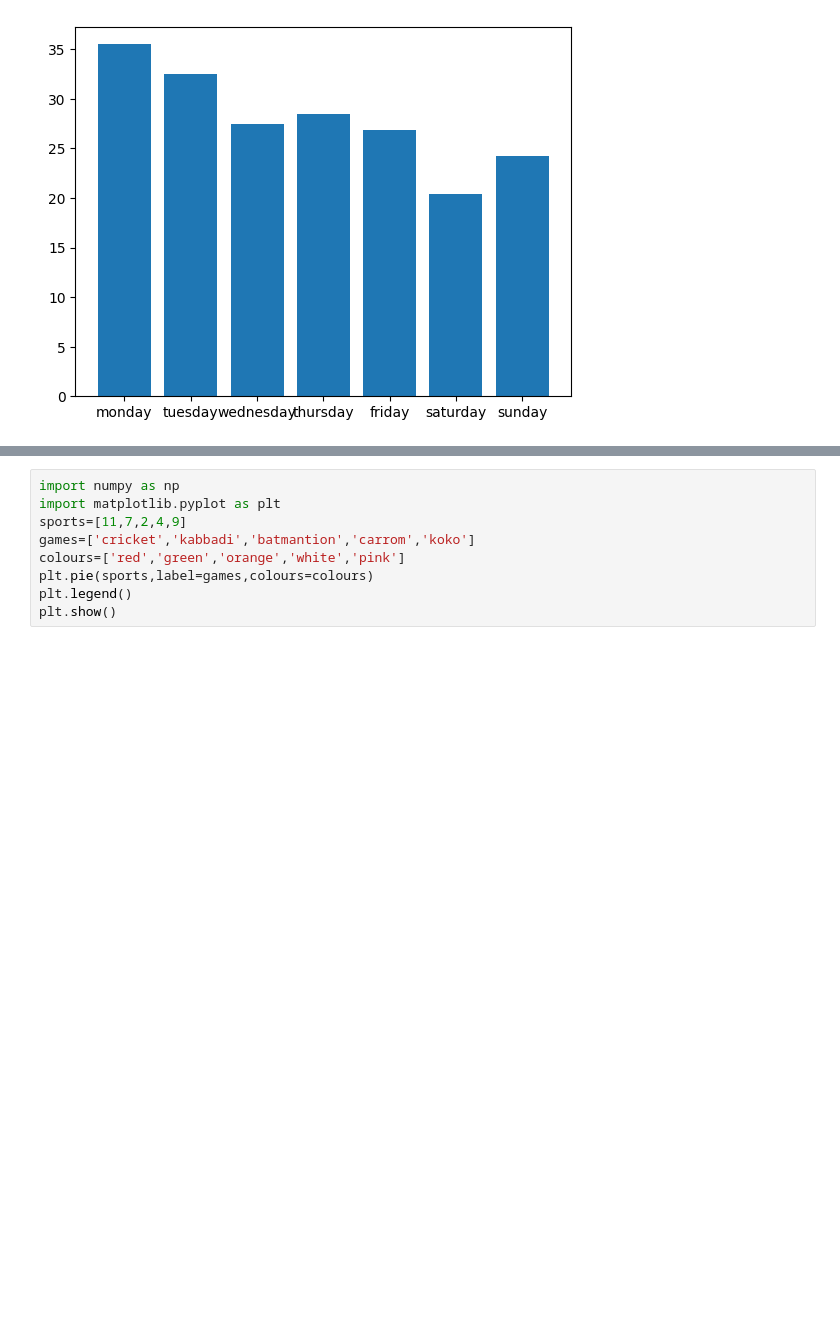
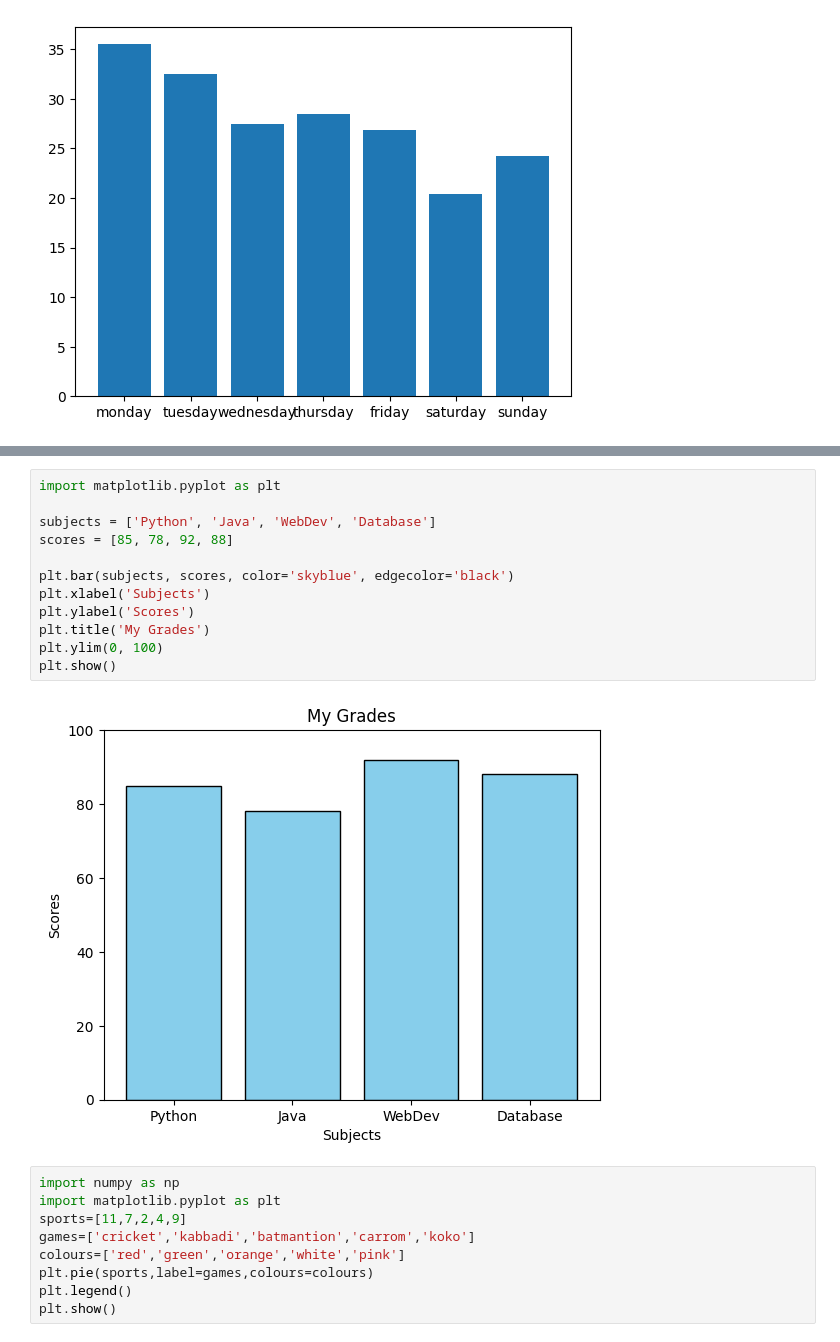
Before and after one commit to Roopdinesh/MCA-PYTHON, a Jupyter notebook: visualization.ipynb, the cells around one changed output, grey strips where cells are left out. Cells and saved outputs as stored; diff of their text form; blank space fills up the shorter version.

```diff
--- a/visualization.ipynb
+++ b/visualization.ipynb
@@ -91,3 +107,17 @@ plt.bar(days,height=temperature)
+# %%
+import matplotlib.pyplot as plt
+
+subjects = ['Python', 'Java', 'WebDev', 'Database']
+scores = [85, 78, 92, 88]
+
+plt.bar(subjects, scores, color='skyblue', edgecolor='black')
+plt.xlabel('Subjects')
+plt.ylabel('Scores')
+plt.title('My Grades')
+plt.ylim(0, 100)
+plt.show()
+# %% [output]
+[figure, added]
 # %%
 import numpy as np
 import matplotlib.pyplot as plt
```
Also changed, not shown: parts of 2 cells of this notebook, 45 other files.
